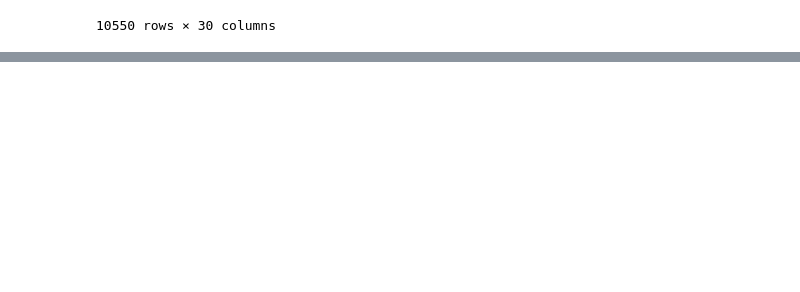
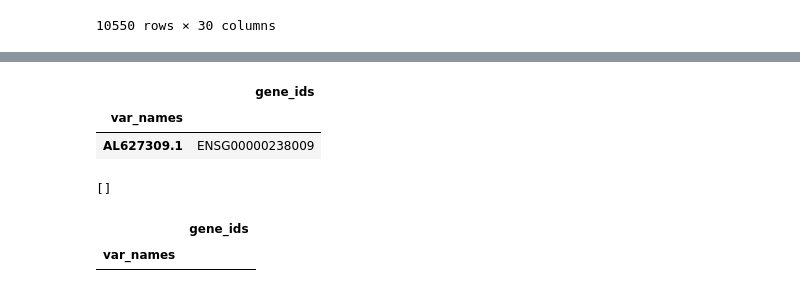
Before and after one commit to namin/biohacker, a Jupyter notebook: singlecell/SingleCellAtlas.ipynb, the cells around one changed output, grey strips where cells are left out. Cells and saved outputs as stored; diff of their text form; code cells hidden in the pictures; blank space fills up the shorter version.

```diff
--- a/singlecell/SingleCellAtlas.ipynb
+++ b/singlecell/SingleCellAtlas.ipynb
@@ -151,0 +180,7 @@ u.obs
+# %%
+u2.var.T.columns.get_loc('AL627309.1')
+u2.var[u2.var['gene_ids'] == 'ENSG00000238009']
+# %% [output]
+|  | gene_ids |
+| var_names |  |
+| AL627309.1 | ENSG00000238009 |
@@ -151,0 +189,4 @@ u.obs
+# %%
+cols
+# %% [output]
+[]
@@ -151,0 +195,5 @@ u.obs
+# %%
+u2.var[u2.var['gene_ids'] == tmprss2]
+# %% [output]
+|  | gene_ids |
+| var_names |  |
```
Also changed, not shown: parts of 8 cells of this notebook.
